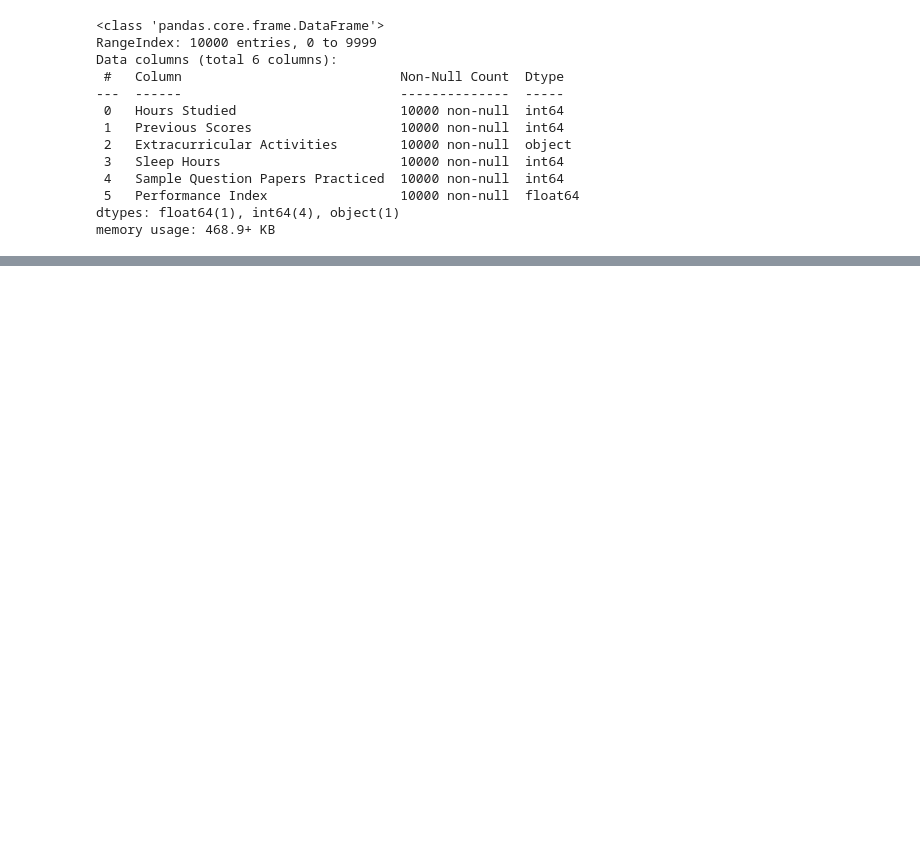
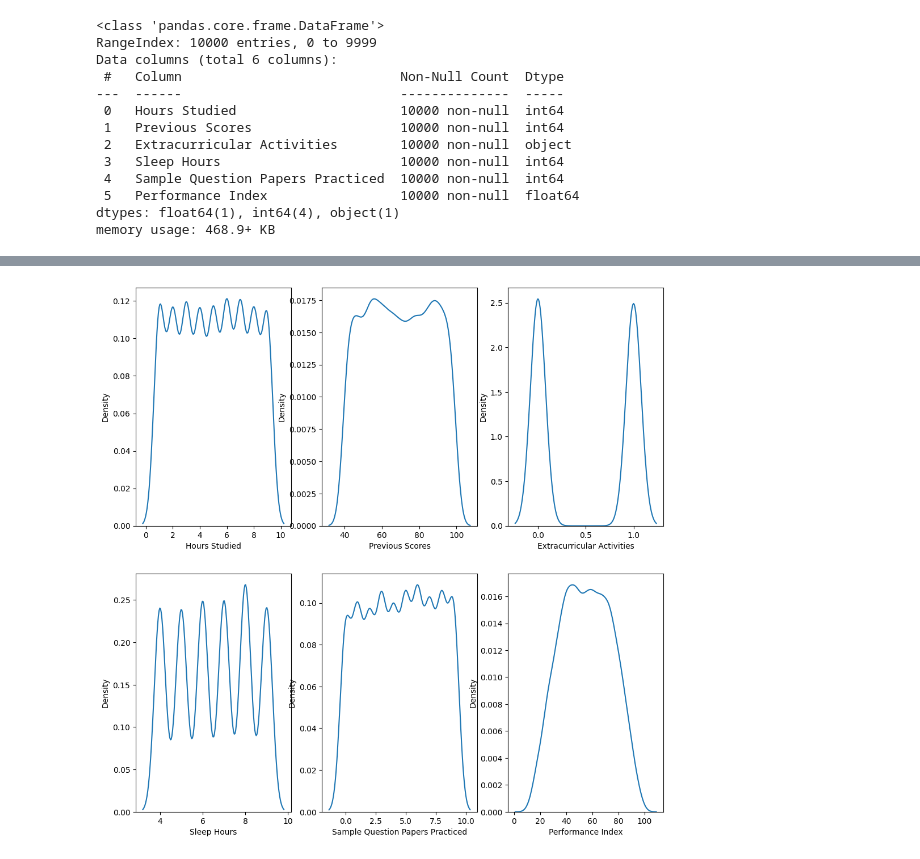
Before and after one commit to Tolia-GH/ITMO-PE, a Jupyter notebook: AI/Labs/Lab4/main.ipynb, the cells around one changed output, grey strips where cells are left out. Cells and saved outputs as stored; diff of their text form; code cells hidden in the pictures; blank space fills up the shorter version.

```diff
--- a/AI/Labs/Lab4/main.ipynb
+++ b/AI/Labs/Lab4/main.ipynb
@@ -102,0 +127,2 @@ data.describe(include = object)
+# %%
+data['Extracurricular Activities']=data['Extracurricular Activities'].replace({"No":0, "Yes":1})
@@ -102,0 +148,10 @@ data.describe(include = object)
+# %%
+## Checking Normal distribution of data
+plt.figure(figsize=(12,12))
+i=1
+for col in data.columns:
+    plt.subplot(2,3,i)
+    sns.kdeplot(data[col])
+    i+=1
+# %% [output]
+[figure, added]
```
Also changed, not shown: parts of 24 cells of this notebook, 1 other file.
